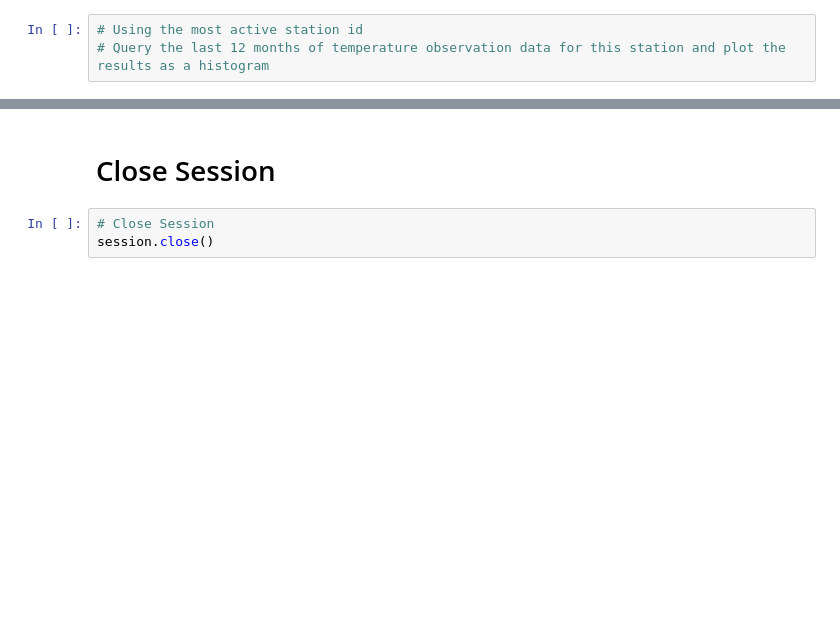
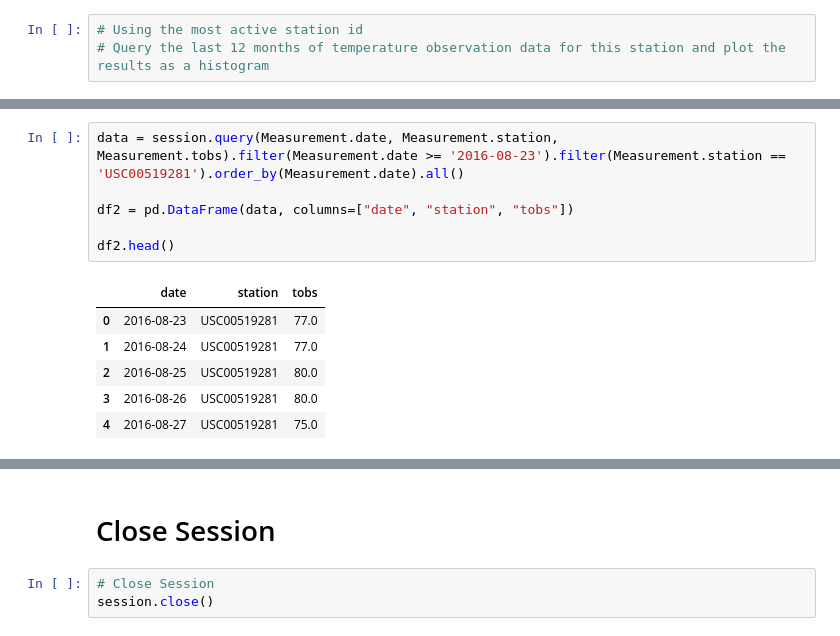
Before and after one commit to ungernator12/smu_hw_sept_2023, a Jupyter notebook: 10-Advanced-SQL/Submission/climate_ju.ipynb, the cells around one changed output, grey strips where cells are left out. Cells and saved outputs as stored; diff of their text form; blank space fills up the shorter version.

```diff
--- a/10-Advanced-SQL/Submission/climate_ju.ipynb
+++ b/10-Advanced-SQL/Submission/climate_ju.ipynb
@@ -145,0 +253,13 @@ Name: prcp, dtype: float64
+# %%
+data = session.query(Measurement.date, Measurement.station, Measurement.tobs).filter(Measurement.date >= '2016-08-23').filter(Measurement.station == 'USC00519281').order_by(Measurement.date).all()
+
+df2 = pd.DataFrame(data, columns=["date", "station", "tobs"])
+
+df2.head()
+# %% [output]
+|  | date | station | tobs |
+| 0 | 2016-08-23 | USC00519281 | 77.0 |
+| 1 | 2016-08-24 | USC00519281 | 77.0 |
+| 2 | 2016-08-25 | USC00519281 | 80.0 |
+| 3 | 2016-08-26 | USC00519281 | 80.0 |
+| 4 | 2016-08-27 | USC00519281 | 75.0 |
```
Also changed, not shown: parts of 26 cells of this notebook, 20 other files.
